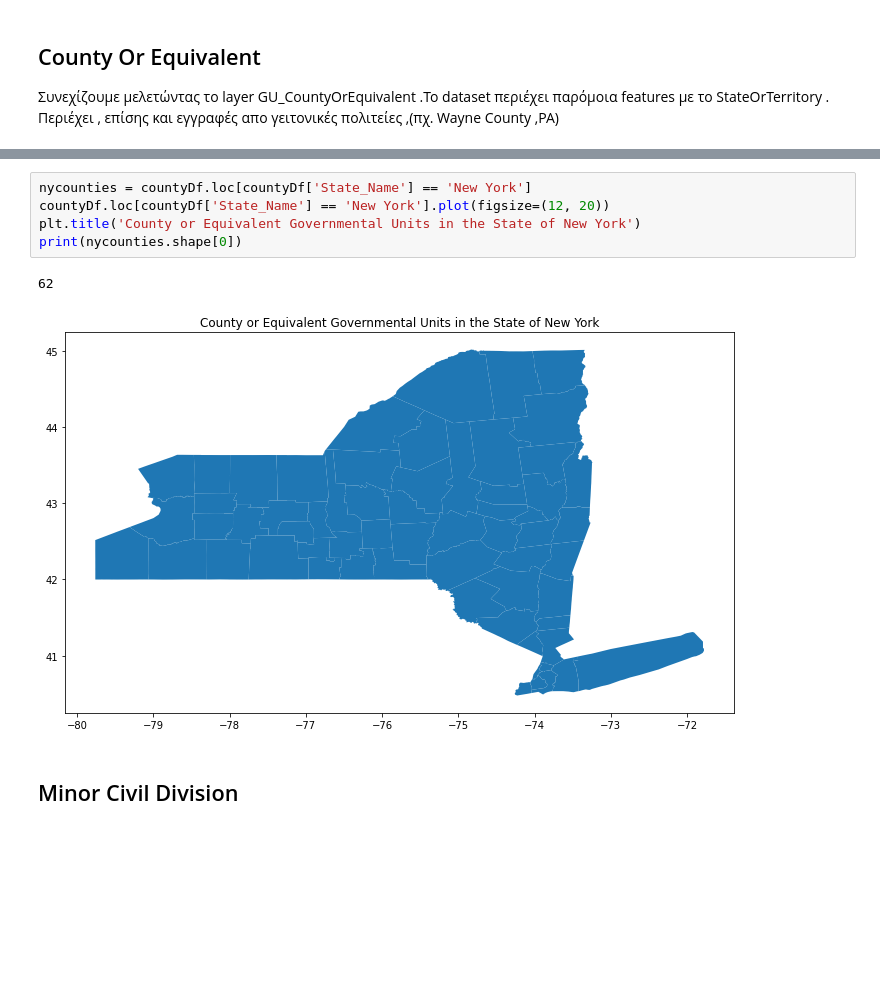
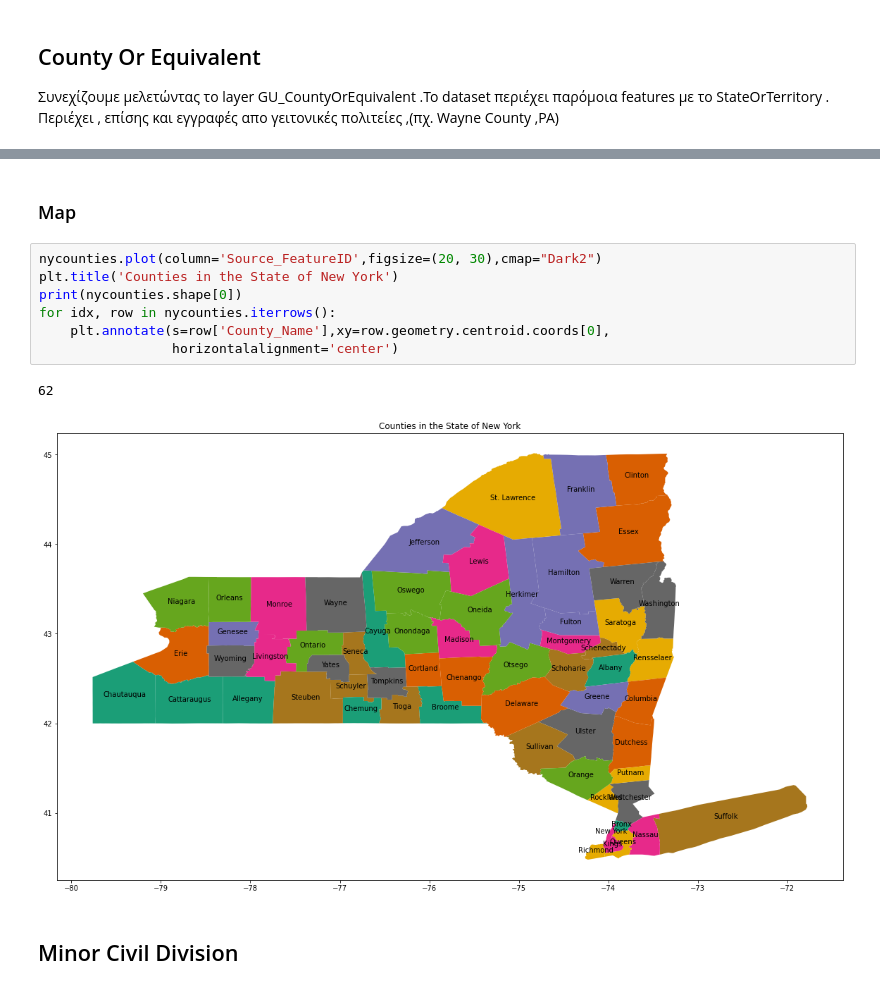
Before and after one commit to giatrakosg/nbd-exploration, a Jupyter notebook: explore.ipynb, the cells around one changed output, grey strips where cells are left out. Drawn from its saved outputs; the diff is of its cells as text; blank space fills up the shorter version.

```diff
--- a/explore.ipynb
+++ b/explore.ipynb
@@ -109,14 +112,18 @@ countyDf.head(n=7)
 | 4 | acf8f726-7f0b-4c18-940e-759fec8fd1c1 | 36041 | 2b97941f-8f2a-4cac-ba12-cfdde839faf4 | 2018 TIGER/Line Shapefile, Curren... | U.S. Census Bureau | ... |
 | 5 | ec52c387-b1b2-411f-a5ef-d1f9d04501df | 36089 | 2b97941f-8f2a-4cac-ba12-cfdde839faf4 | 2018 TIGER/Line Shapefile, Curren... | U.S. Census Bureau | ... |
 | 6 | cd261b42-7af5-4974-9714-a8ab2baccfc7 | 36027 | 2b97941f-8f2a-4cac-ba12-cfdde839faf4 | 2018 TIGER/Line Shapefile, Curren... | U.S. Census Bureau | ... |
-# %%
-nycounties = countyDf.loc[countyDf['State_Name'] == 'New York']
-countyDf.loc[countyDf['State_Name'] == 'New York'].plot(figsize=(12, 20))
-plt.title('County or Equivalent Governmental Units in the State of New York')
-print(nycounties.shape[0])
-# %% [output]
-62
-[figure, removed]
+# %% [markdown]
+### Map
+# %%
+nycounties.plot(column='Source_FeatureID',figsize=(20, 30),cmap="Dark2")
+plt.title('Counties in the State of New York')
+print(nycounties.shape[0])
+for idx, row in nycounties.iterrows():
+    plt.annotate(s=row['County_Name'],xy=row.geometry.centroid.coords[0],
+                 horizontalalignment='center')
+# %% [output]
+62
+[figure, added]
 # %% [markdown]
 ## Minor Civil Division
 # %% [markdown]
```
Also changed, not shown: parts of 22 cells of this notebook.
